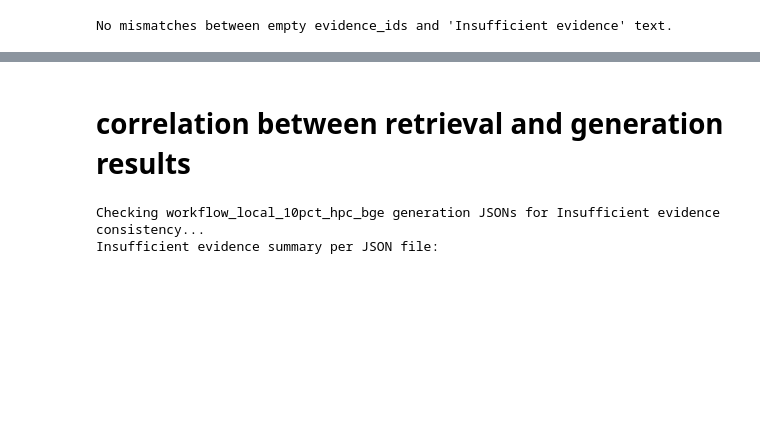
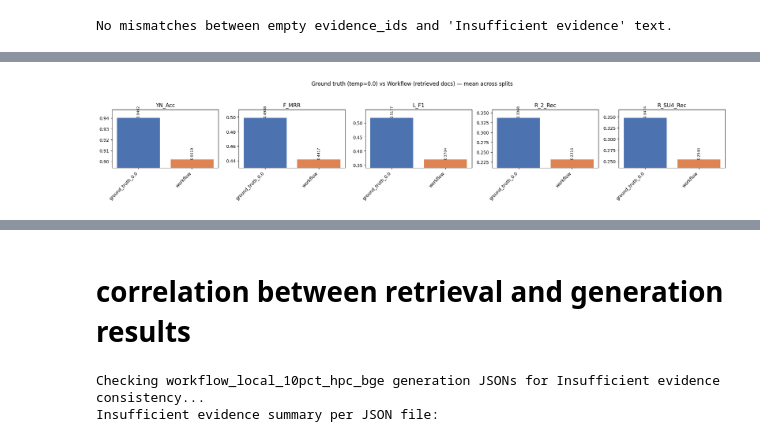
Before and after one commit to fulaibaowang/BioASQ, a Jupyter notebook: notebooks/generation_test.ipynb, the cells around one changed output, grey strips where cells are left out. Cells and saved outputs as stored; diff of their text form; code cells hidden in the pictures; blank space fills up the shorter version.

Commit message:
generation stats

```diff
--- a/notebooks/generation_test.ipynb
+++ b/notebooks/generation_test.ipynb
@@ -479,0 +272,93 @@ for split in splits:
+# %%
+# Compare workflow (retrieved docs) vs ground truth (temp=0.0) generation metrics
+
+gt_report_path = base / "report/groundtruth/0.0/phaseB_report.tsv"
+wf_report_path = base / "report/phaseB_report.tsv"
+
+gt_report = pd.read_csv(gt_report_path, sep="\t").set_index("split")
+wf_report = pd.read_csv(wf_report_path, sep="\t").set_index("split")
+
+compare_metrics = ["YN_Acc", "F_MRR", "L_F1", "R_2_Rec", "R_SU4_Rec"]
+shared_splits = sorted(set(gt_report.index) & set(wf_report.index))
+
+# --- Overall (macro-average across splits) comparison ---
+gt_means = gt_report.loc[shared_splits, compare_metrics].astype(float).mean()
+wf_means = wf_report.loc[shared_splits, compare_metrics].astype(float).mean()
+
+summary_rows = []
+for m in compare_metrics:
+    summary_rows.append({
+        "metric": m,
+        "ground_truth_0.0": gt_means[m],
+        "workflow": wf_means[m],
+        "delta": wf_means[m] - gt_means[m],
+        "rel_change_%": 100 * (wf_means[m] - gt_means[m]) / gt_means[m] if gt_means[m] != 0 else np.nan,
+    })
+compare_df = pd.DataFrame(summary_rows)
+print("Overall comparison (mean across splits): ground truth (temp=0.0) vs workflow (retrieved docs)")
+display(compare_df)
+
+fig, axes = plt.subplots(1, len(compare_metrics), figsize=(4 * len(compare_metrics), 4), sharey=False)
+if len(compare_metrics) == 1:
+    axes = [axes]
+
+conditions = ["ground_truth_0.0", "workflow"]
+colors = ["#4c72b0", "#dd8452"]
+
+for ax, m in zip(axes, compare_metrics):
+    vals = [gt_means[m], wf_means[m]]
+    x = np.arange(len(conditions))
+    ax.bar(x, vals, color=colors)
+    ax.set_title(m)
+    ax.set_xticks(x)
+    ax.set_xticklabels(conditions, rotation=45, ha="right")
+
+    vmin, vmax = min(vals), max(vals)
+    rng = vmax - vmin
+    if rng == 0:
+        pad = max(0.001, 0.05 * abs(vmin) if vmin != 0 else 0.01)
+        ax.set_ylim(vmin - pad, vmax + pad)
+    else:
+        pad = 0.2 * rng
+        ax.set_ylim(max(0, vmin - pad), min(1.0, vmax + pad))
+
+    for xi, v in zip(x, vals):
+        ax.text(xi, v, f"{v:.4f}", ha="center", va="bottom", fontsize=8, rotation=90)
+
+plt.suptitle("Ground truth (temp=0.0) vs Workflow (retrieved docs) — mean across splits")
+plt.tight_layout(rect=[0, 0, 1, 0.93])
+plt.show()
+
+# --- Per-split comparison ---
+for split in shared_splits:
+    gt_vals = gt_report.loc[split, compare_metrics].astype(float)
+    wf_vals = wf_report.loc[split, compare_metrics].astype(float)
+
+    fig, axes_s = plt.subplots(1, len(compare_metrics), figsize=(4 * len(compare_metrics), 4), sharey=False)
+    if len(compare_metrics) == 1:
+        axes_s = [axes_s]
+    fig.suptitle(f"Split: {split}")
+
+    for ax, m in zip(axes_s, compare_metrics):
+        vals = [float(gt_vals[m]), float(wf_vals[m])]
+        x = np.arange(len(conditions))
+        ax.bar(x, vals, color=colors)
+        ax.set_title(m)
+        ax.set_xticks(x)
+        ax.set_xticklabels(conditions, rotation=45, ha="right")
+
+        vmin, vmax = min(vals), max(vals)
+        rng = vmax - vmin
+        if rng == 0:
+            pad = max(0.001, 0.05 * abs(vmin) if vmin != 0 else 0.01)
+            ax.set_ylim(vmin - pad, vmax + pad)
+        else:
+            pad = 0.2 * rng
+            ax.set_ylim(max(0, vmin - pad), min(1.0, vmax + pad))
+
+        for xi, v in zip(x, vals):
+            ax.text(xi, v, f"{v:.4f}", ha="center", va="bottom", fontsize=8, rotation=90)
+
+    plt.tight_layout(rect=[0, 0, 1, 0.93])
+    plt.show()
+# %% [output]
@@ -479,0 +372 @@ for split in splits:
+[figure, added]
```
Also changed, not shown: parts of 11 cells of this notebook, 1 other file.
